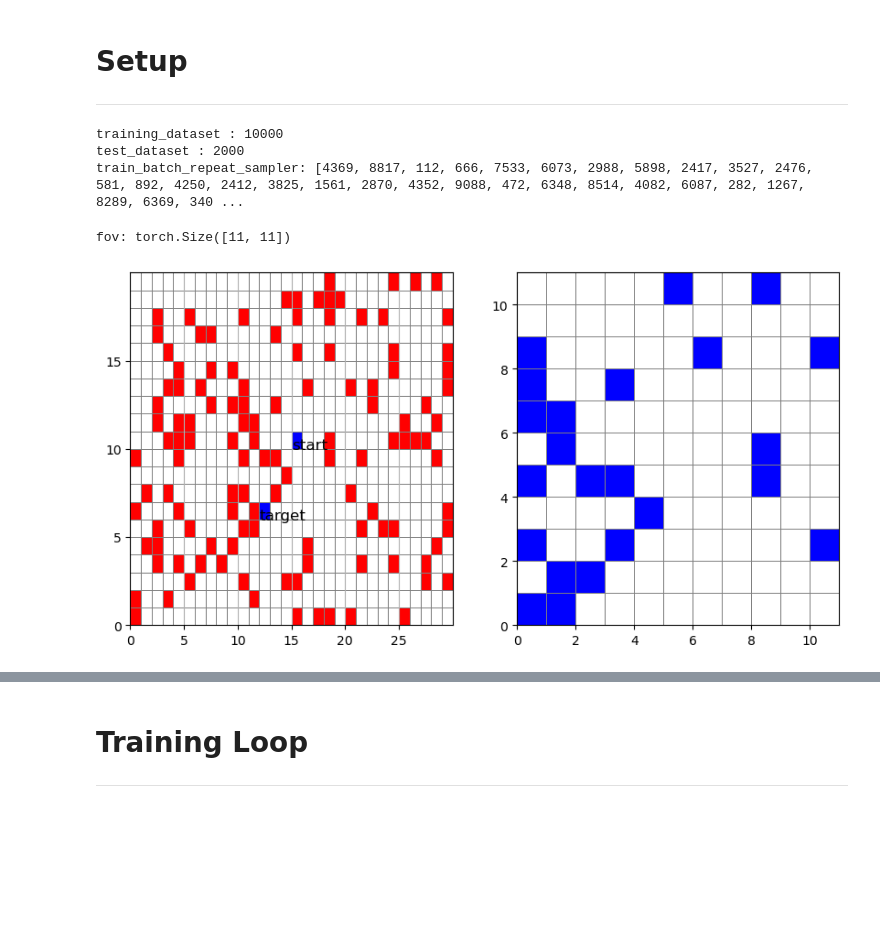
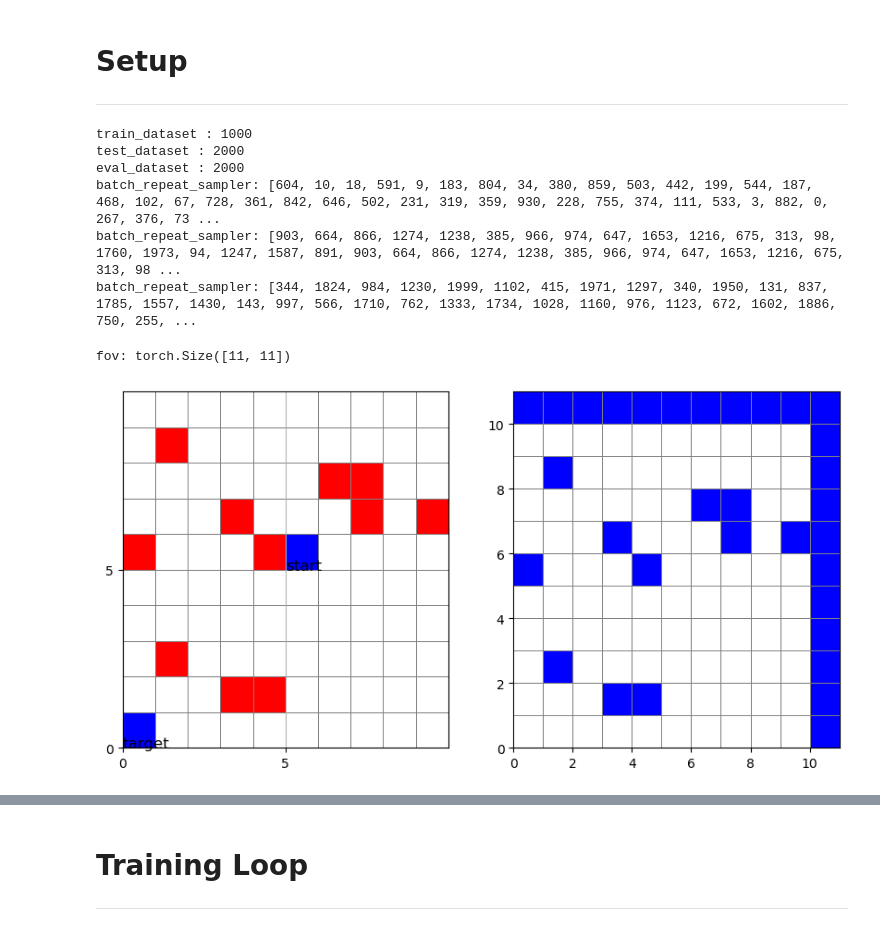
Before and after one commit to Chengbai/rf_agent, a Jupyter notebook: ange_v2.ipynb, the cells around one changed output, grey strips where cells are left out. Saved outputs shown, nothing was run; the diff lists cells and outputs as text; code cells hidden in the pictures; blank space fills up the shorter version.

```diff
--- a/ange_v2.ipynb
+++ b/ange_v2.ipynb
@@ -26,50 +26,76 @@ from src.episode_batch_reat_sampler import EpisodeBatchRepeatSampler
 # %%
 config = Config()
 
-to_device_collate_configurable = partial(to_device_collate, config.device)
+# Datasets
 
-training_dataset = EpisodeDataset(config=config, split="TRAIN")
-print(f"training_dataset : {len(training_dataset)}")
+train_dataset = EpisodeDataset(config=config, split="TRAIN")
+print(f"train_dataset : {len(train_dataset)}")
 
 test_dataset = EpisodeDataset(config=config, split="TEST")
 print(f"test_dataset : {len(test_dataset)}")
 
-train_batch_repeat_sampler = EpisodeBatchRepeatSampler(
-    dataset=training_dataset,
+eval_dataset = EpisodeDataset(config=config, split="EVAL")
+print(f"eval_dataset : {len(eval_dataset)}")
+
+
+# DataLoaders
+def get_data_loader(dataset: EpisodeDataset, batch_size: int, repeats: int):
+    batch_repeat_sampler = EpisodeBatchRepeatSampler(
+        dataset=dataset,
+        batch_size=batch_size,
+        repeats=repeats,
+    )
+    print(f"batch_repeat_sampler: {list(batch_repeat_sampler)}")
+
+    to_device_collate_configurable = partial(to_device_collate, config.device)
+    dataloader = DataLoader(
+        train_dataset,
+        batch_size=batch_size,
+        sampler=batch_repeat_sampler,
+        collate_fn=to_device_collate_configurable,
+    )
+    return dataloader
+
+
+train_dataloader = get_data_loader(
+    dataset=train_dataset,
     batch_size=config.train_batch_size,
     repeats=config.episode_steps,
 )
-print(f"train_batch_repeat_sampler: {list(train_batch_repeat_sampler)}")
+test_dataloader = get_data_loader(
+    dataset=test_dataset,
+    batch_size=config.test_batch_size,
+    repeats=config.episode_steps,
+)
 
-train_dataloader = DataLoader(
-    training_dataset,
-    batch_size=config.train_batch_size,
-    sampler=train_batch_repeat_sampler,
-    collate_fn=to_device_collate_configurable,
+eval_dataloader = get_data_loader(
+    dataset=eval_dataset,
+    batch_size=config.eval_batch_size,
+    repeats=config.episode_steps,
 )
-test_dataloader = DataLoader(
-    test_dataset, batch_size=2, collate_fn=to_device_collate_configurable
-)
 # %% [output]
-training_dataset : 10000
+train_dataset : 1000
 test_dataset : 2000
-train_batch_repeat_sampler: [4369, 8817, 112, 666, 7533, 6073, 2988, 5898, 2417, 3527, 2476, 581, 892, 4250, 2412, 3825, 1561, 2870, 4352, 9088, 472, 6348, 8514, 4082, 6087, 282, 1267, 8289, 6369, 340 ...
+eval_dataset : 2000
+batch_repeat_sampler: [604, 10, 18, 591, 9, 183, 804, 34, 380, 859, 503, 442, 199, 544, 187, 468, 102, 67, 728, 361, 842, 646, 502, 231, 319, 359, 930, 228, 755, 374, 111, 533, 3, 882, 0, 267, 376, 73 ...
+batch_repeat_sampler: [903, 664, 866, 1274, 1238, 385, 966, 974, 647, 1653, 1216, 675, 313, 98, 1760, 1973, 94, 1247, 1587, 891, 903, 664, 866, 1274, 1238, 385, 966, 974, 647, 1653, 1216, 675, 313, 98 ...
+batch_repeat_sampler: [344, 1824, 984, 1230, 1999, 1102, 415, 1971, 1297, 340, 1950, 131, 837, 1785, 1557, 1430, 143, 997, 566, 1710, 762, 1333, 1734, 1028, 1160, 976, 1123, 672, 1602, 1886, 750, 255, ...
 # %%
-episode1 = training_dataset.episodes[0]
+episode1 = train_dataset.episodes[0]
 
 # Viz world
 fig, axes = plt.subplots(nrows=1, ncols=2, figsize=(10, 5))
 episode1.viz(ax=axes[0])
 
 # Viz fov
 fov = episode1.world.fov(center_pos=episode1.agent.start_state.position())
 print(f"fov: {fov.size()}")
 # print(f"fov: {fov}")
 episode1.world.viz_fov(center_pos=episode1.agent.start_state.position(), ax=axes[1])
 plt.show()
 # %% [output]
 fov: torch.Size([11, 11])
-[figure, old version]
+[figure, new version]
 # %%
 def train_and_plot_policy(policy: Policy, debug: bool = False):
     episode = Episode.new(id="train")
```
Also changed, not shown: parts of 4 cells of this notebook, 4 other files.
